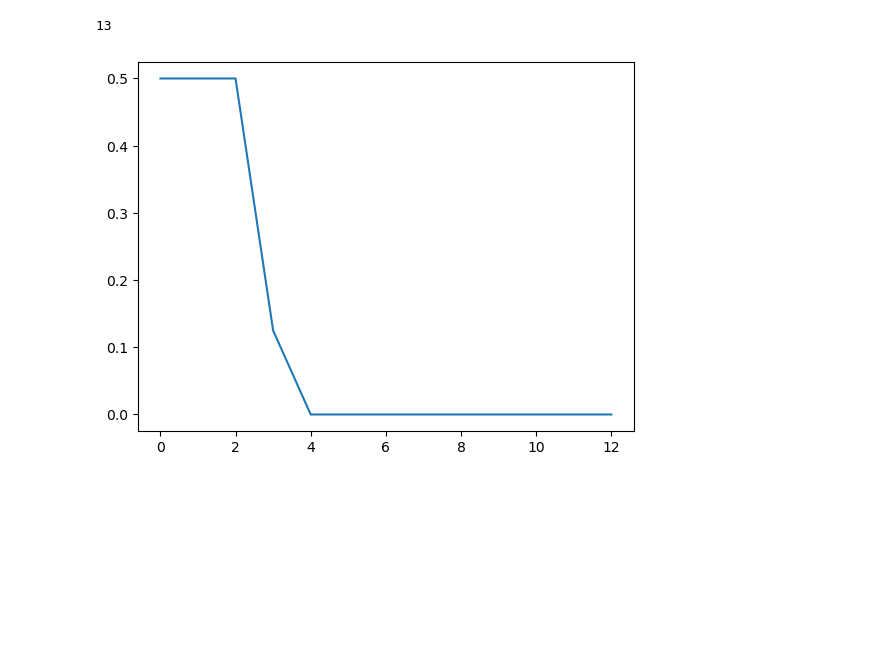
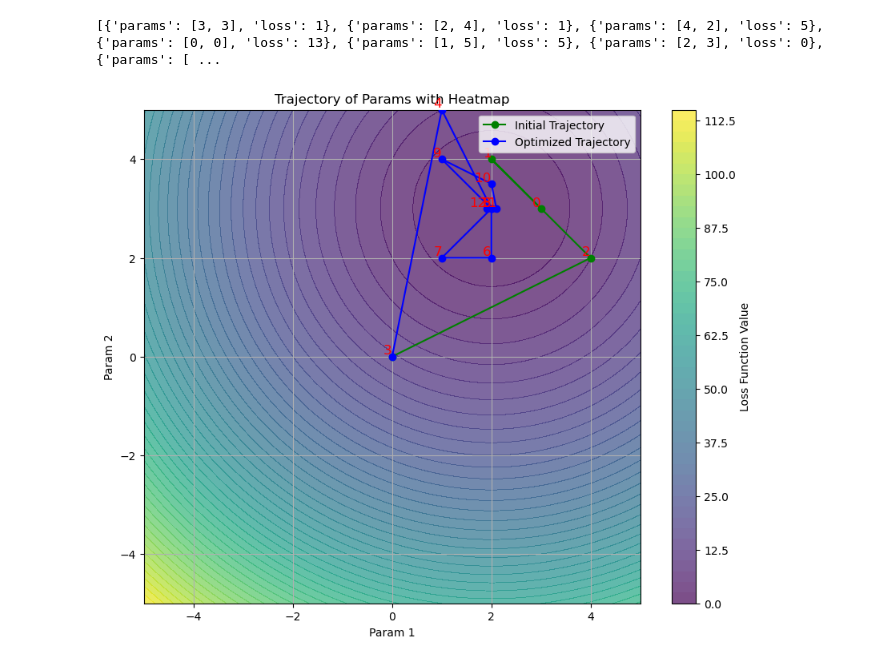
Before and after one commit to turnwind/BOPRO, a Jupyter notebook: demo-1.ipynb, the cells around one changed output. Cells and saved outputs as stored; diff of their text form; code cells hidden in the pictures; blank space fills up the shorter version.

```diff
--- a/demo-1.ipynb
+++ b/demo-1.ipynb
@@ -200,12 +275,29 @@ bots: *0.0225*
-# %%
-minn = 1e10
-print(len(datas))
-losses = []
-for i in range(13):
-    minn = min(minn,datas[i]["loss"])
-    losses.append(minn)
-plt.plot(losses)
-plt.show()
-# %% [output]
-13
-[figure, removed]
+# %%
+print(datas)
+x_params = [item['params'][0] for item in datas]
+y_params = [item['params'][1] for item in datas]
+x = np.linspace(-5, 5, 100)
+y = np.linspace(-5, 5, 100)
+X, Y = np.meshgrid(x, y)
+
+Z = (X - 2)**2 + (Y - 3)**2
+
+
+plt.figure(figsize=(10, 8))
+
+plt.contourf(X, Y, Z, levels=50, cmap='viridis', alpha=0.7)
+plt.plot(x_params[:numinipoint+1], y_params[:numinipoint+1], marker='o', linestyle='-', color='g', label='Initial Trajectory', zorder=4)
+plt.plot(x_params[numinipoint:], y_params[numinipoint:], marker='o', linestyle='-', color='b', label='Optimized Trajectory', zorder=4)
+for i, (x, y) in enumerate(zip(x_params, y_params)):
+    plt.text(x, y, str(i), fontsize=12, ha='right', va='bottom', color='red', zorder=5)
+plt.colorbar(label='Loss Function Value')
+plt.xlabel('Param 1')
+plt.ylabel('Param 2')
+plt.title('Trajectory of Params with Heatmap')
+plt.legend()
+
+plt.grid(True)
+plt.show()
+# %% [output]
+[{'params': [3, 3], 'loss': 1}, {'params': [2, 4], 'loss': 1}, {'params': [4, 2], 'loss': 5}, {'params': [0, 0], 'loss': 13}, {'params': [1, 5], 'loss': 5}, {'params': [2, 3], 'loss': 0}, {'params': [ ...
+[figure, added]
```
Also changed, not shown: parts of 5 cells of this notebook, 1 other file.
